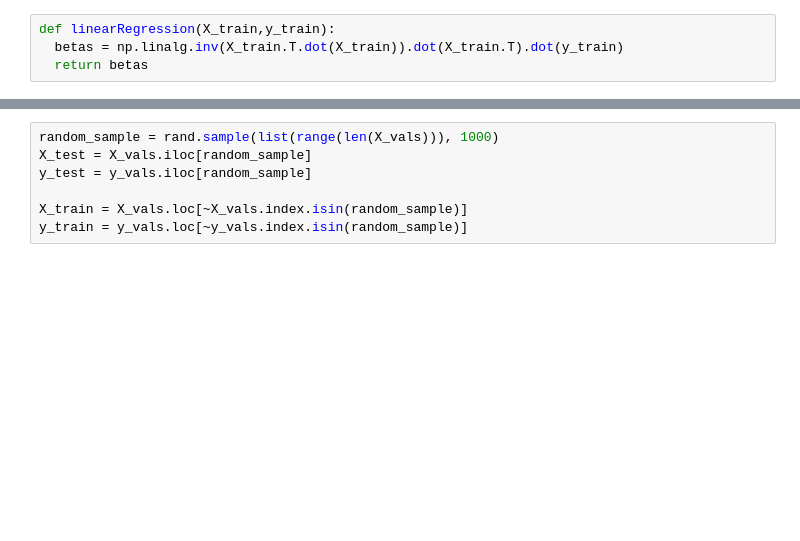
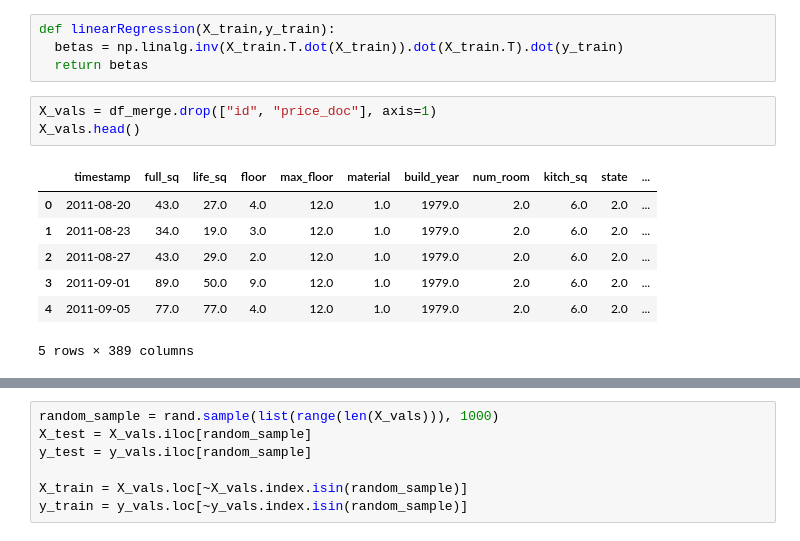
Before and after one commit to ayakkala1/Project-3-Data-401, a Jupyter notebook: Zachary Gelber/Project 3 Scratch.ipynb, the cells around one changed output, grey strips where cells are left out. Cells and saved outputs as stored; diff of their text form; blank space fills up the shorter version.

```diff
--- a/Zachary Gelber/Project 3 Scratch.ipynb
+++ b/Zachary Gelber/Project 3 Scratch.ipynb
@@ -109,3 +76,14 @@ def MSE(y,y_pred):
 def linearRegression(X_train,y_train):
   betas = np.linalg.inv(X_train.T.dot(X_train)).dot(X_train.T).dot(y_train)
   return betas
+# %%
+X_vals = df_merge.drop(["id", "price_doc"], axis=1)
+X_vals.head()
+# %% [output]
+|  | timestamp | full_sq | life_sq | floor | max_floor | material | build_year | num_room | kitch_sq | state | ... |
+| 0 | 2011-08-20 | 43.0 | 27.0 | 4.0 | 12.0 | 1.0 | 1979.0 | 2.0 | 6.0 | 2.0 | ... |
+| 1 | 2011-08-23 | 34.0 | 19.0 | 3.0 | 12.0 | 1.0 | 1979.0 | 2.0 | 6.0 | 2.0 | ... |
+| 2 | 2011-08-27 | 43.0 | 29.0 | 2.0 | 12.0 | 1.0 | 1979.0 | 2.0 | 6.0 | 2.0 | ... |
+| 3 | 2011-09-01 | 89.0 | 50.0 | 9.0 | 12.0 | 1.0 | 1979.0 | 2.0 | 6.0 | 2.0 | ... |
+| 4 | 2011-09-05 | 77.0 | 77.0 | 4.0 | 12.0 | 1.0 | 1979.0 | 2.0 | 6.0 | 2.0 | ... |
+5 rows × 389 columns
```
Also changed, not shown: parts of 11 cells of this notebook.
